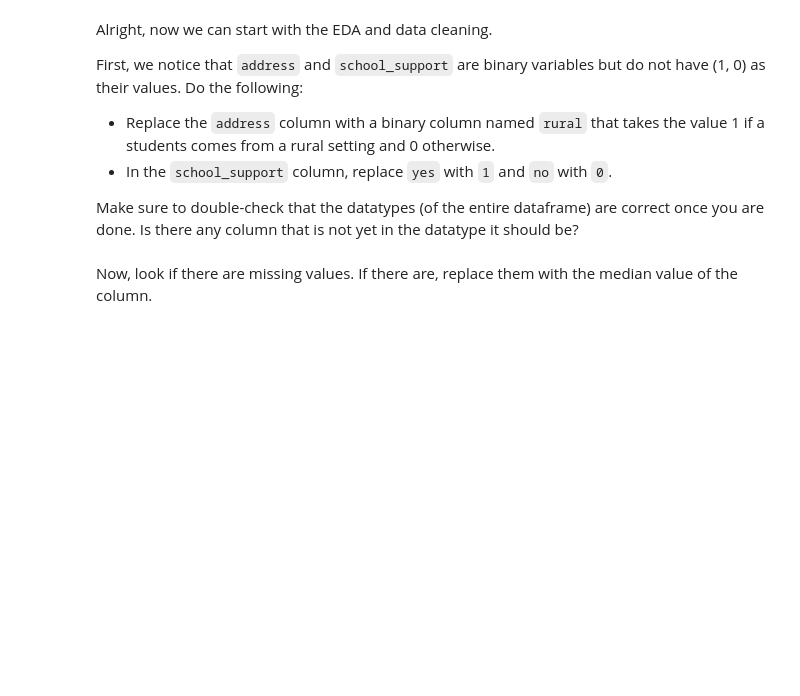
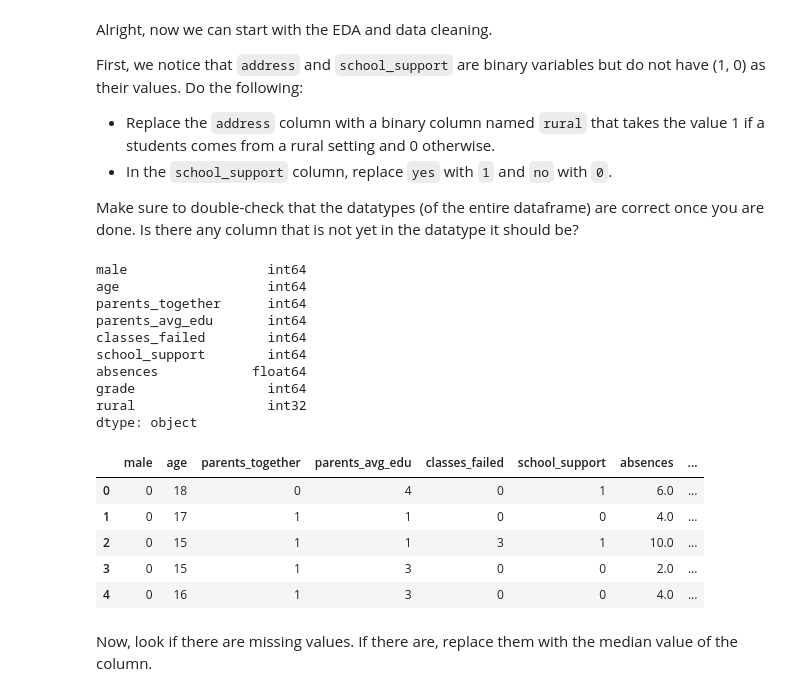
Before and after one commit to rjcampo/Machine-Learning, a Jupyter notebook: Lab 1/lab02_intro_ps1/lab02_intro_ps1/ML_lab1_exercise.ipynb, the cells around one changed output. Cells and saved outputs as stored; diff of their text form; code cells hidden in the pictures; blank space fills up the shorter version.

```diff
--- a/Lab 1/lab02_intro_ps1/lab02_intro_ps1/ML_lab1_exercise.ipynb
+++ b/Lab 1/lab02_intro_ps1/lab02_intro_ps1/ML_lab1_exercise.ipynb
@@ -85,17 +85,35 @@ Make sure to double-check that the datatypes (of the entire dataframe) are corre
 # %%
 # Q2: Treat the binary columns that need to be formatted
 # address to rural
-students['rural'] = ...
+import numpy as np
+students['rural'] = np.where(students["address"] == "R", 1, 0)
 students.drop('address', axis=1, inplace=True)
 
 # school_support value transformation
-students['school_support'] = ...
+students['school_support'] = students["school_support"].replace("yes", 1).replace("no", 0)
 
 # Print the datatypes
 print(students.dtypes)
 
 # Display the dataframe
 students.head()
+# %% [output]
+male                  int64
+age                   int64
+parents_together      int64
+parents_avg_edu       int64
+classes_failed        int64
+school_support        int64
+absences            float64
+grade                 int64
+rural                 int32
+dtype: object
+|  | male | age | parents_together | parents_avg_edu | classes_failed | school_support | absences | ... |
+| 0 | 0 | 18 | 0 | 4 | 0 | 1 | 6.0 | ... |
+| 1 | 0 | 17 | 1 | 1 | 0 | 0 | 4.0 | ... |
+| 2 | 0 | 15 | 1 | 1 | 3 | 1 | 10.0 | ... |
+| 3 | 0 | 15 | 1 | 3 | 0 | 0 | 2.0 | ... |
+| 4 | 0 | 16 | 1 | 3 | 0 | 0 | 4.0 | ... |
 # %% [markdown]
 Now, look if there are missing values. If there are, replace them with the median value of the column.
 # %%
```
Also changed, not shown: parts of 8 cells of this notebook, 3 other files.
